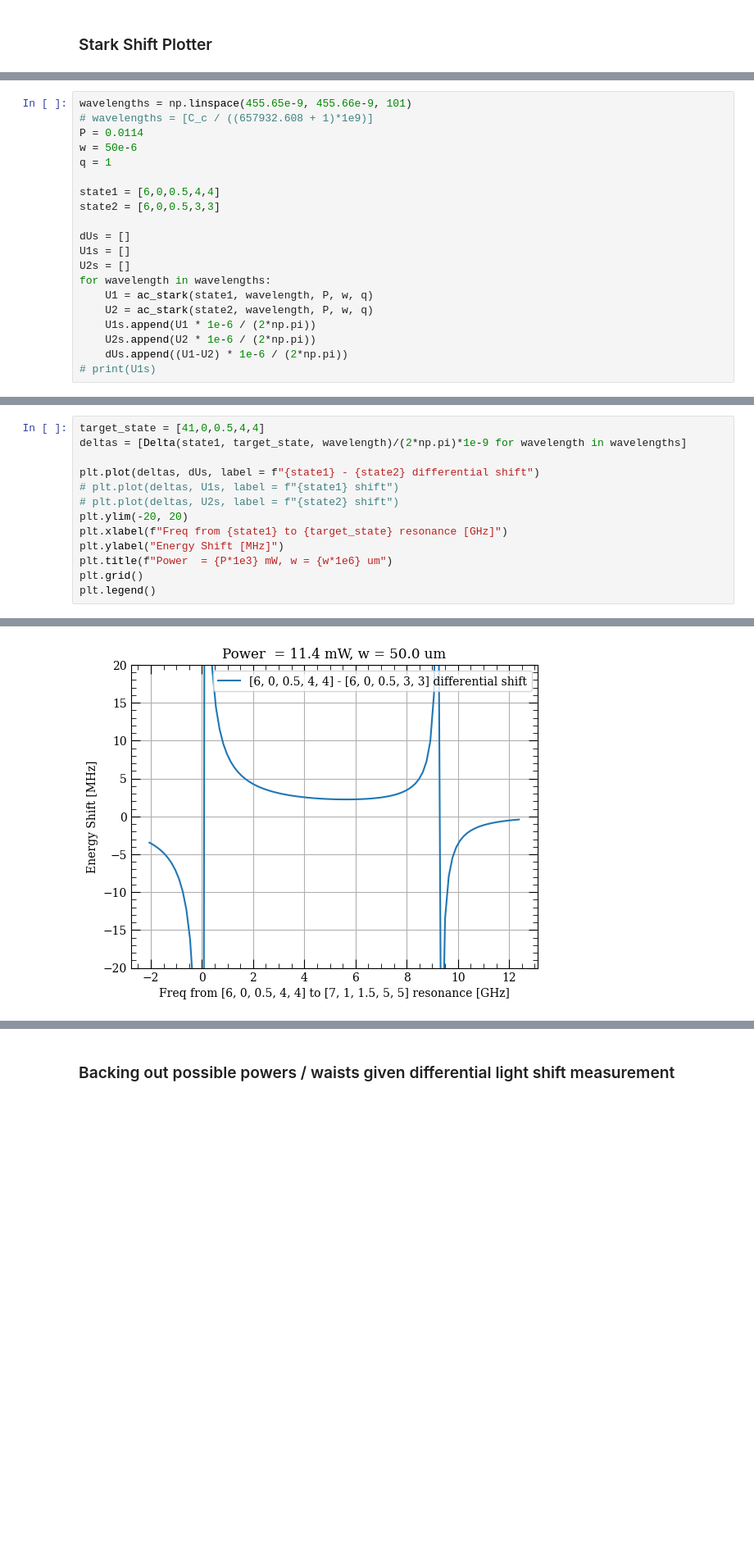
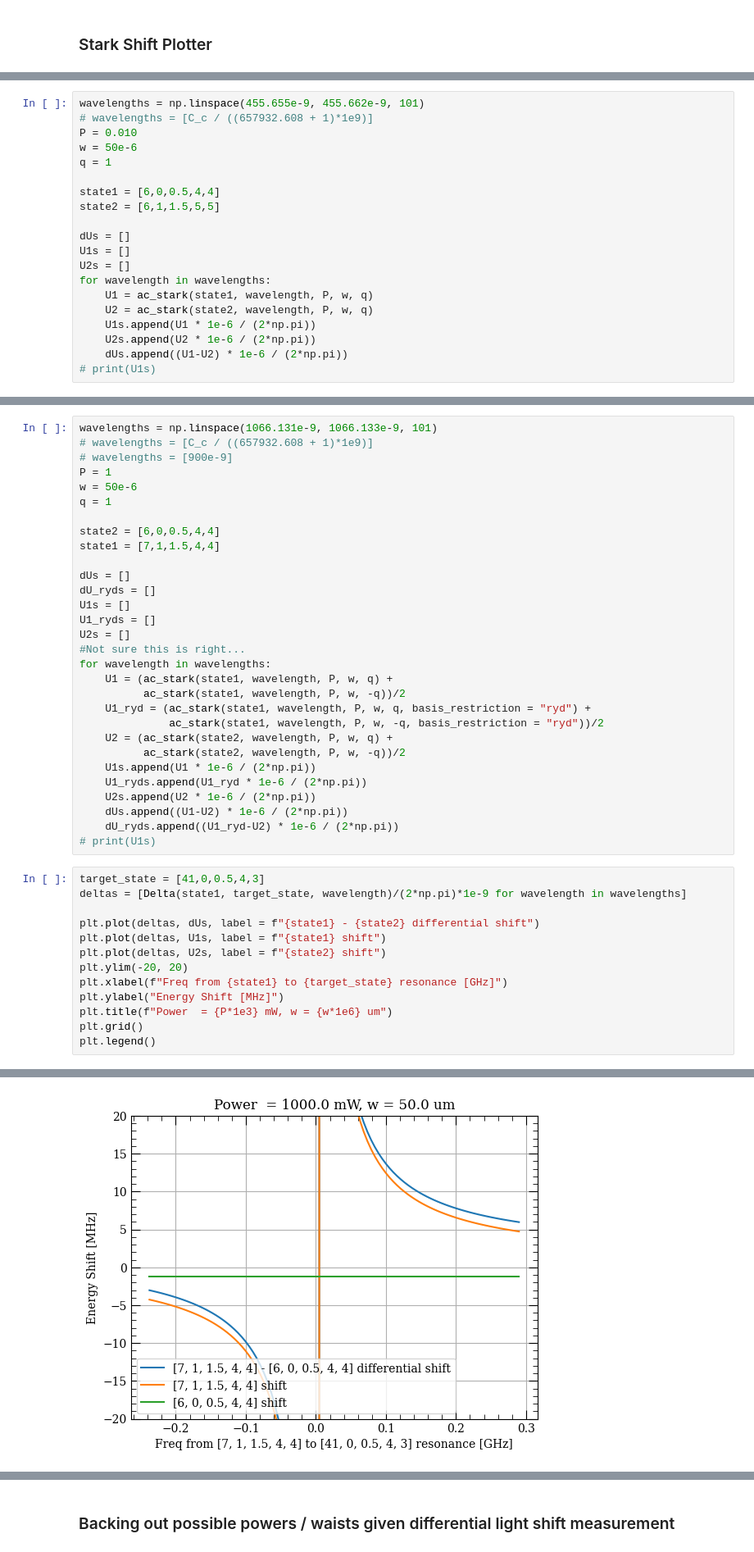
Before and after one commit to npeard/mmwave-calc, a Jupyter notebook: notebooks/ACStarkGeneral.ipynb, the cells around one changed output, grey strips where cells are left out. Shown: that part at 82% size. Drawn from its saved outputs; the diff is of its cells as text; blank space fills up the shorter version.

```diff
--- a/notebooks/ACStarkGeneral.ipynb
+++ b/notebooks/ACStarkGeneral.ipynb
@@ -313,12 +338,12 @@ print(U1-U2)
 # %%
-wavelengths = np.linspace(455.65e-9, 455.66e-9, 101)
+wavelengths = np.linspace(455.655e-9, 455.662e-9, 101)
 # wavelengths = [C_c / ((657932.608 + 1)*1e9)]
-P = 0.0114
+P = 0.010
 w = 50e-6
 q = 1
 
 state1 = [6,0,0.5,4,4]
-state2 = [6,0,0.5,3,3]
+state2 = [6,1,1.5,5,5]
 
 dUs = []
 U1s = []
@@ -371,16 +409,46 @@ UnboundLocalError: cannot access local variable 'basis' where it is not associat
+# %%
+wavelengths = np.linspace(1066.131e-9, 1066.133e-9, 101)
+# wavelengths = [C_c / ((657932.608 + 1)*1e9)]
+# wavelengths = [900e-9]
+P = 1
+w = 50e-6
+q = 1
+
+state2 = [6,0,0.5,4,4]
+state1 = [7,1,1.5,4,4]
+
+dUs = []
+dU_ryds = []
+U1s = []
+U1_ryds = []
+U2s = []
+#Not sure this is right...
+for wavelength in wavelengths:
+    U1 = (ac_stark(state1, wavelength, P, w, q) +
+          ac_stark(state1, wavelength, P, w, -q))/2
+    U1_ryd = (ac_stark(state1, wavelength, P, w, q, basis_restriction = "ryd") +
+              ac_stark(state1, wavelength, P, w, -q, basis_restriction = "ryd"))/2
+    U2 = (ac_stark(state2, wavelength, P, w, q) +
+          ac_stark(state2, wavelength, P, w, -q))/2
+    U1s.append(U1 * 1e-6 / (2*np.pi))
+    U1_ryds.append(U1_ryd * 1e-6 / (2*np.pi))
+    U2s.append(U2 * 1e-6 / (2*np.pi))
+    dUs.append((U1-U2) * 1e-6 / (2*np.pi))
+    dU_ryds.append((U1_ryd-U2) * 1e-6 / (2*np.pi))
+# print(U1s)
 # %%
-target_state = [41,0,0.5,4,4]
+target_state = [41,0,0.5,4,3]
 deltas = [Delta(state1, target_state, wavelength)/(2*np.pi)*1e-9 for wavelength in wavelengths]
 
 plt.plot(deltas, dUs, label = f"{state1} - {state2} differential shift")
-# plt.plot(deltas, U1s, label = f"{state1} shift")
-# plt.plot(deltas, U2s, label = f"{state2} shift")
+plt.plot(deltas, U1s, label = f"{state1} shift")
+plt.plot(deltas, U2s, label = f"{state2} shift")
 plt.ylim(-20, 20)
 plt.xlabel(f"Freq from {state1} to {target_state} resonance [GHz]")
 plt.ylabel("Energy Shift [MHz]")
 plt.title(f"Power  = {P*1e3} mW, w = {w*1e6} um")
 plt.grid()
 plt.legend()
 # %% [output]
 <matplotlib.legend.Legend at 0x...>
-[figure, old version]
+[figure, new version]
```
Also changed, not shown: parts of 23 cells of this notebook.
